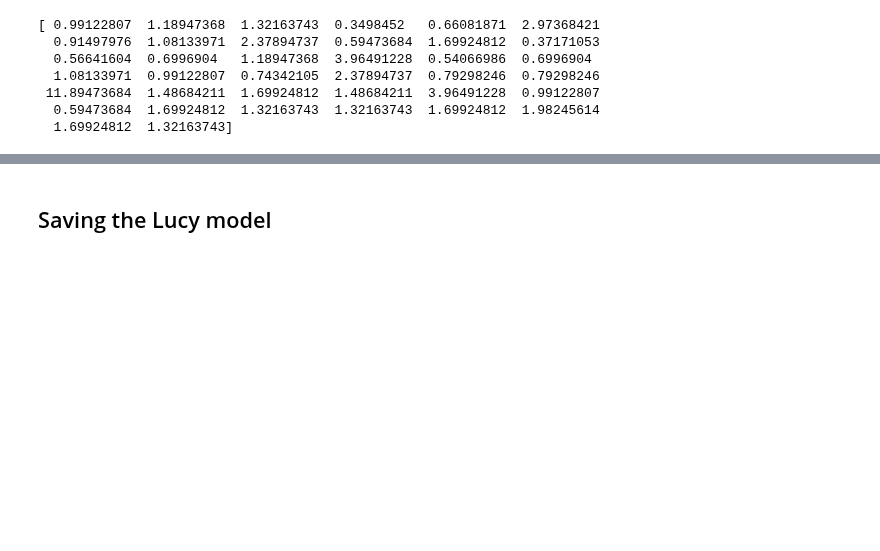
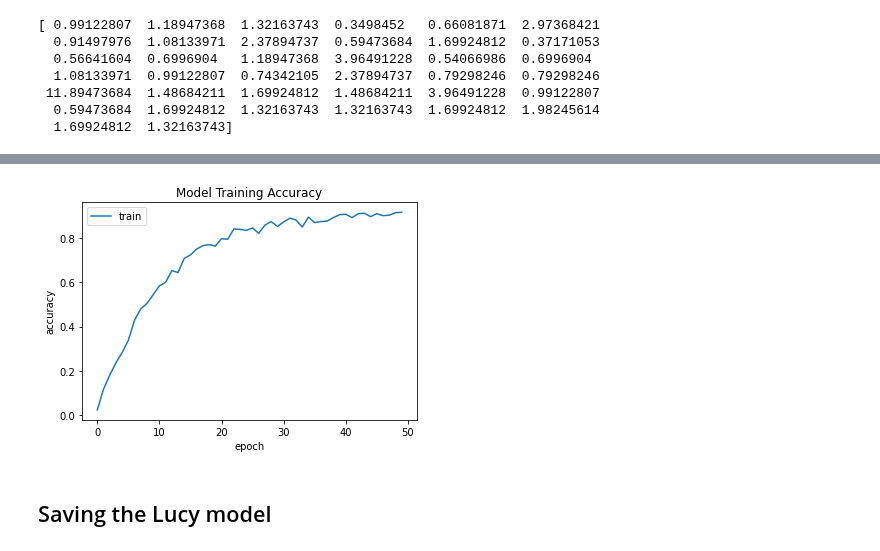
Before and after one commit to surajkarki66/Lucy-Backend, a Jupyter notebook: notebooks/chabot_train.ipynb, the cells around one changed output, grey strips where cells are left out. Cells and saved outputs as stored; diff of their text form; code cells hidden in the pictures; blank space fills up the shorter version.

```diff
--- a/notebooks/chabot_train.ipynb
+++ b/notebooks/chabot_train.ipynb
@@ -402,3 +545,12 @@ Training Loss: 0.031
+# %%
+plt.plot(train_accuracies)
+plt.title("Model Training Accuracy")
+plt.ylabel("accuracy")
+plt.xlabel("epoch")
+plt.legend(['train'], loc="upper left")
+plt.show()
+# %% [output]
+[figure, added]
 # %% [markdown]
 ## Saving the Lucy model
 # %%
```
Also changed, not shown: parts of 53 cells of this notebook.
